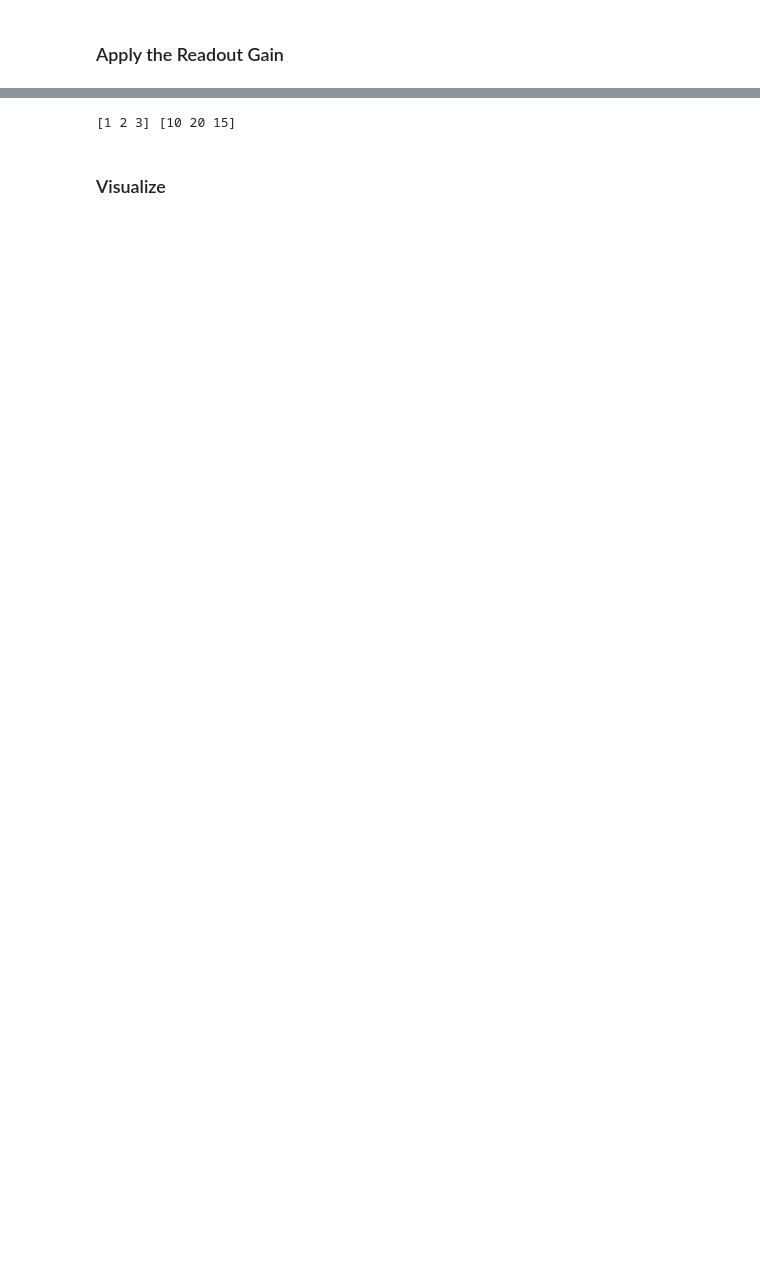
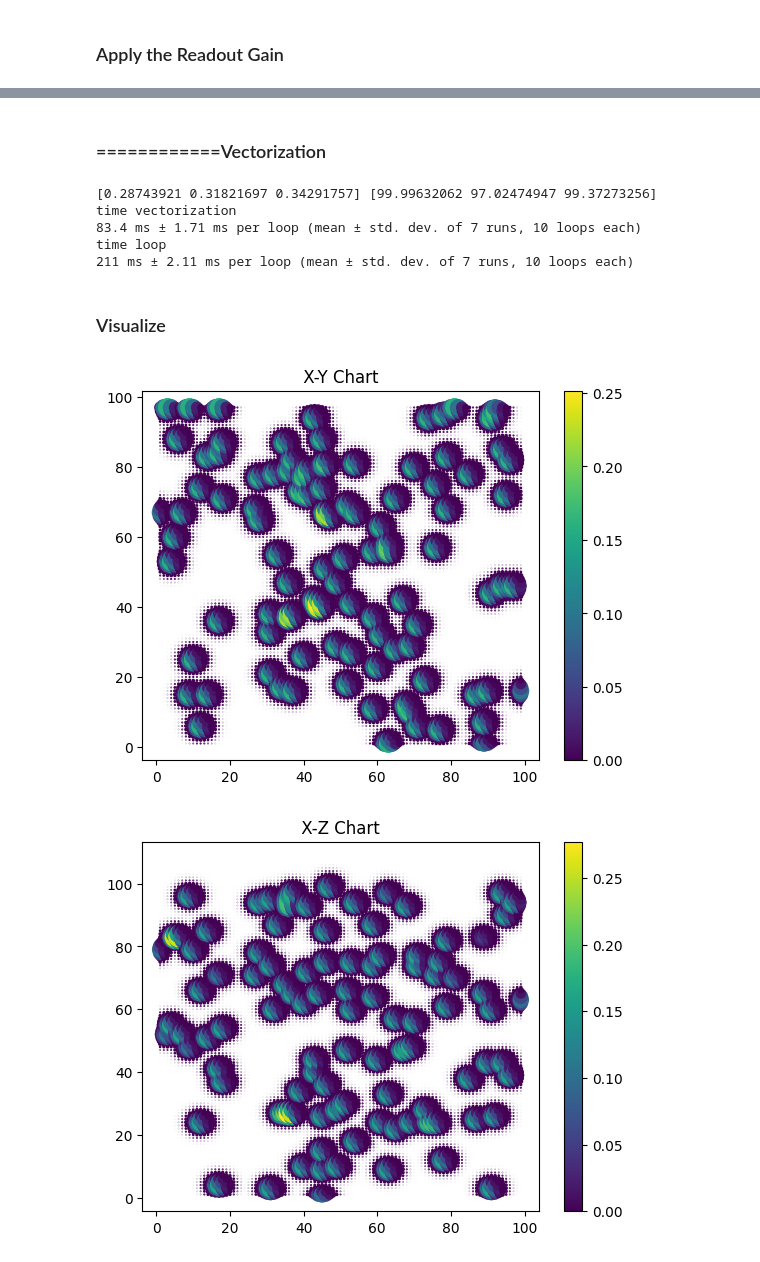
Before and after one commit to azhar-ikhtiarudin/frt-research-project, a Jupyter notebook: 2. readout/readout-3D-v1.ipynb, the cells around one changed output, grey strips where cells are left out. Saved outputs shown, nothing was run; the diff lists cells and outputs as text; code cells hidden in the pictures; blank space fills up the shorter version.

```diff
--- a/2. readout/readout-3D-v1.ipynb
+++ b/2. readout/readout-3D-v1.ipynb
@@ -170,3 +227,5 @@ def plotReadout(ReadoutEvt):
+# %% [markdown]
+### ============Vectorization
 # %%
 # Initial Parameter
 pitch_x = 1
@@ -177,11 +236,24 @@ thresh = 1e-20
 grid_size = 50
 rv = multivariate_normal([0,0,0], np.diag([std, std, std]))
 
-DriftedEvt = np.array([[1,2,3], [1,3,3], [1,3,3], [1,3,3], [5,5,5], [10,10,10],  [10,10,10], [2,4,6], [2,6,5], [10,10,10],  [10,10,10],  [10,10,10], [10,20,14], [2,20,15], [2,10,9]])
+DriftedEvt = generate_random_coordinates(100)*100
 ReadoutEvt = ReadoutGain(DriftedEvt)
 
 event = np.array(ReadoutEvt)
 # %% [output]
-[1 2 3] [10 20 15]
+[0.28743921 0.31821697 0.34291757] [99.99632062 97.02474947 99.37273256]
+time vectorization
+83.4 ms ± 1.71 ms per loop (mean ± std. dev. of 7 runs, 10 loops each)
+time loop
+211 ms ± 2.11 ms per loop (mean ± std. dev. of 7 runs, 10 loops each)
 # %% [markdown]
 ### Visualize
+# %%
+data = pd.DataFrame({'x': event[0], 'y': event[1],
+            'dt': event[2], 'Nel': event[3]})
+chart_scaling = 200
+
+plotReadout(data)
+# %% [output]
+[figure, added]
+[figure, added]
```
Also changed, not shown: parts of 9 cells of this notebook, 15 other files.
